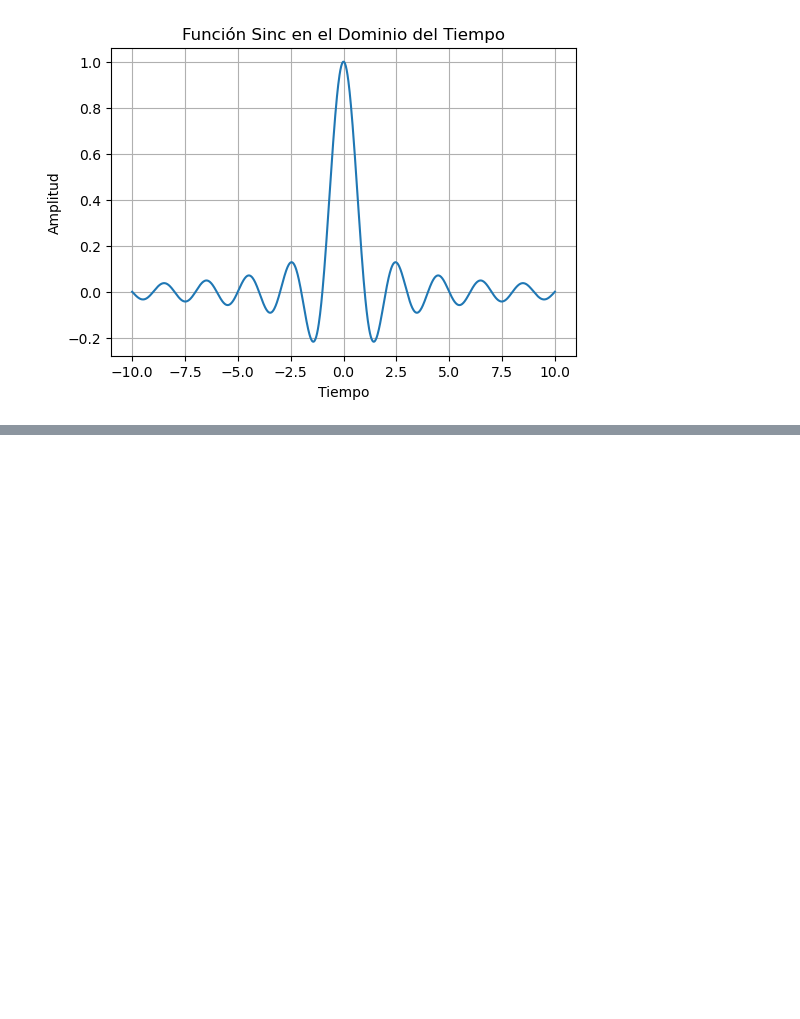
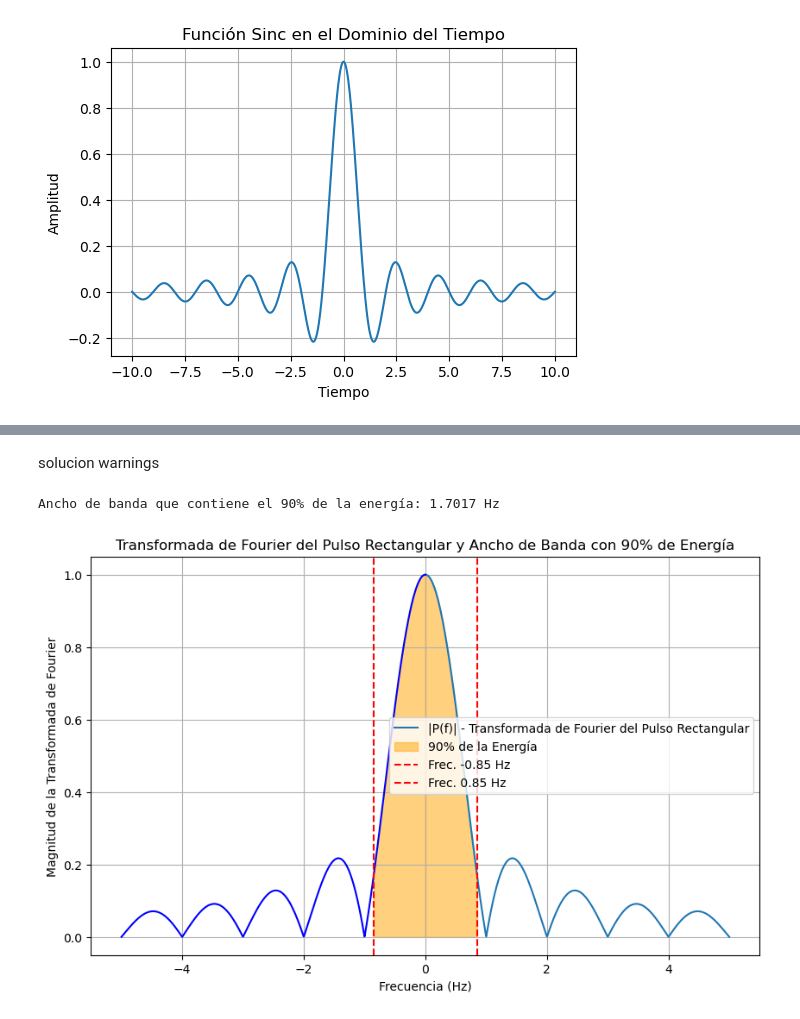
Before and after one commit to jjagerezjimenez/scd_2024-proyecto_5, a Jupyter notebook: test_p5.ipynb, the cells around one changed output, grey strips where cells are left out. Saved outputs shown, nothing was run; the diff lists cells and outputs as text; code cells hidden in the pictures; blank space fills up the shorter version.

```diff
--- a/test_p5.ipynb
+++ b/test_p5.ipynb
@@ -105,0 +166,60 @@ Ancho de banda que contiene el 90% de la energía: 0.8517034068136272 Hz
+# %% [markdown]
+solucion warnings
+# %%
+# Parámetros
+T = 1  # Duración del pulso
+f_max = 5 / T  # Frecuencia máxima para la gráfica
+N = 1000  # Número de puntos para la gráfica
+
+# Vector de frecuencias positivas
+f = np.linspace(0, f_max, N)
+
+# Transformada de Fourier del pulso rectangular (espectro del pulso)
+P_f = T * np.sinc(f * T)
+
+# Cálculo de la densidad espectral de potencia
+PSD = np.abs(P_f)**2
+
+# Energía total (usando resultado analítico)
+energia_total = T
+
+# Cálculo de la energía acumulada de manera simétrica
+energia_acumulada = np.zeros_like(f)
+for i in range(len(f)):
+    # Integrar desde -f[i] hasta f[i] (integración simétrica)
+    energia_acumulada[i], _ = quad(lambda freq: (T * np.sinc(freq * T))**2, -f[i], f[i], limit=100)
+
+# Normalización de la energía acumulada
+energia_acumulada = energia_acumulada / energia_total
+
+# Encontrar la frecuencia que contiene el 90% de la energía
+indice_90 = np.where(energia_acumulada >= 0.9)[0][0]
+f_90 = f[indice_90]
+ancho_banda_90 = 2 * f_90  # Ancho de banda total
+
+print(f"Ancho de banda que contiene el 90% de la energía: {ancho_banda_90:.4f} Hz")
+
+# Gráfica de la magnitud de la transformada de Fourier
+plt.figure(figsize=(10, 6))
+
+# Gráfica para frecuencias positivas
+plt.plot(f, np.abs(P_f), label='|P(f)| - Transformada de Fourier del Pulso Rectangular')
+plt.fill_between(f[:indice_90+1], np.abs(P_f[:indice_90+1]), color='orange', alpha=0.5, label='90% de la Energía')
+
+# Gráfica para frecuencias negativas (reflexión)
+plt.plot(-f, np.abs(P_f), color='blue')
+plt.fill_between(-f[:indice_90+1], np.abs(P_f[:indice_90+1]), color='orange', alpha=0.5)
+
+# Líneas verticales que indican las frecuencias límites
+plt.axvline(x=-f_90, color='r', linestyle='--', label=f'Frec. -{f_90:.2f} Hz')
+plt.axvline(x=f_90, color='r', linestyle='--', label=f'Frec. {f_90:.2f} Hz')
+
+plt.xlabel('Frecuencia (Hz)')
+plt.ylabel('Magnitud de la Transformada de Fourier')
+plt.title('Transformada de Fourier del Pulso Rectangular y Ancho de Banda con 90% de Energía')
+plt.legend()
+plt.grid(True)
+plt.show()
+# %% [output]
+Ancho de banda que contiene el 90% de la energía: 1.7017 Hz
+[figure, added]
```
Also changed, not shown: parts of 5 cells of this notebook.
